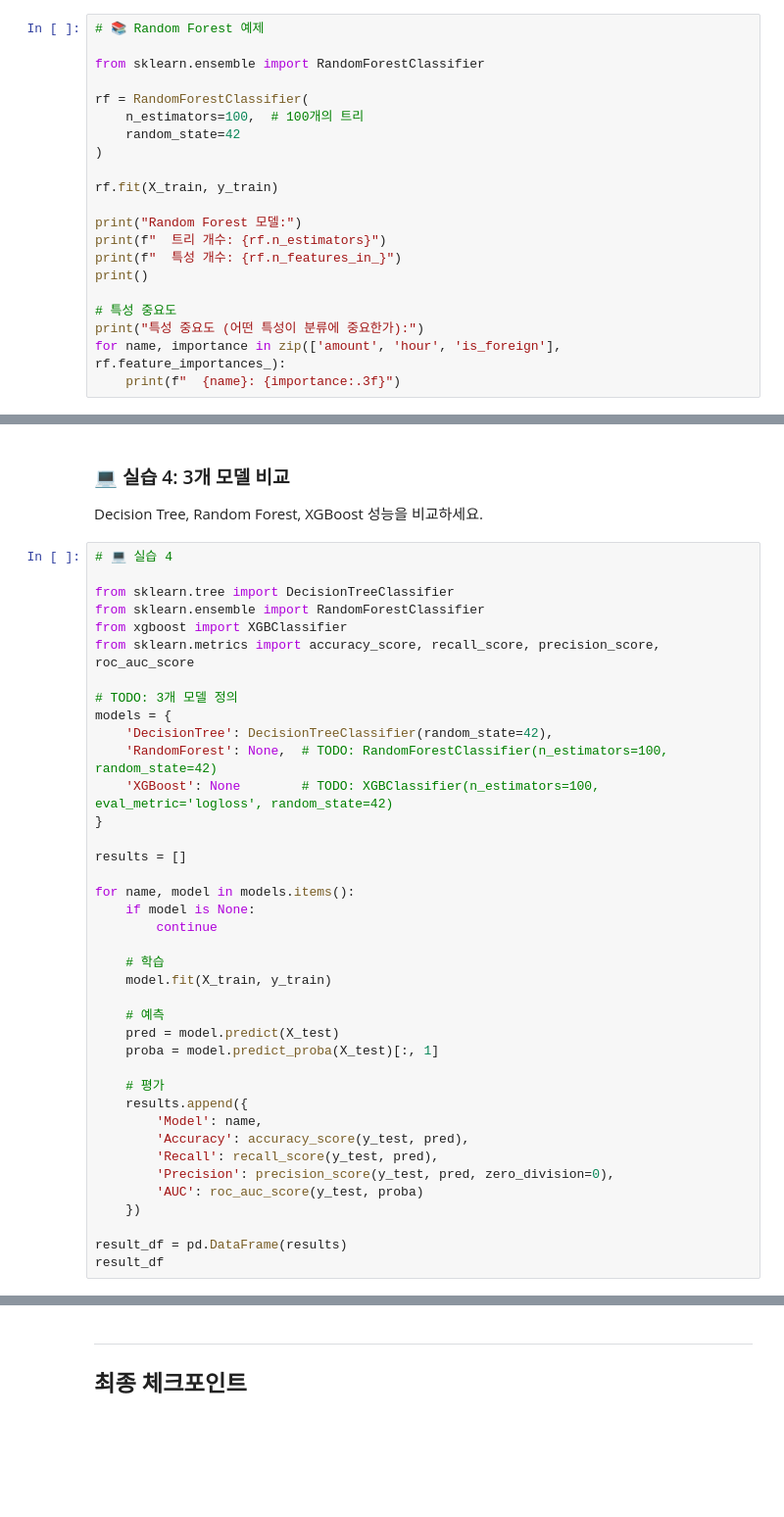
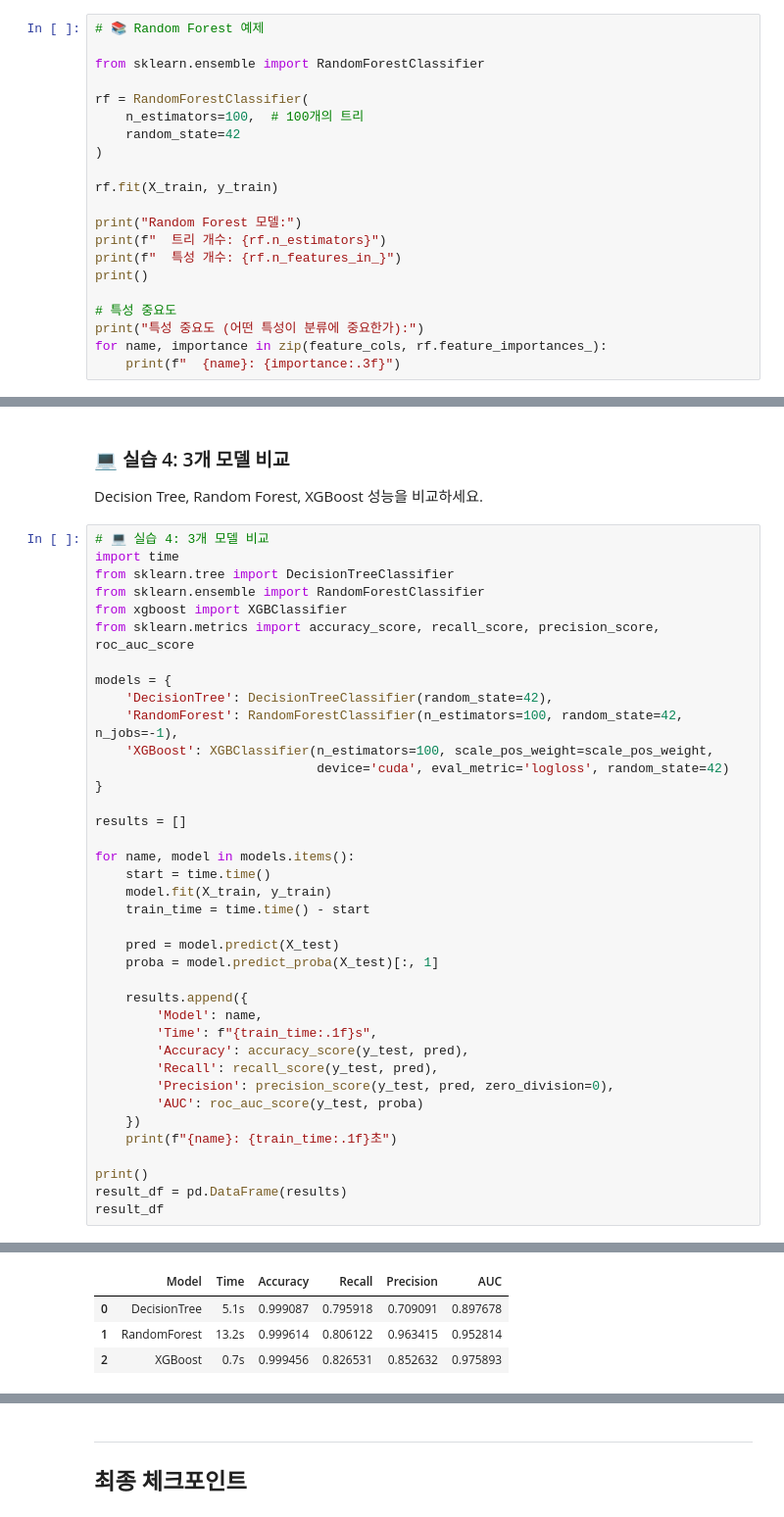
Before and after one commit to K-tuna/fds-system, a Jupyter notebook: notebooks/phase1/study/1-S1_ml_sklearn.ipynb, the cells around one changed output, grey strips where cells are left out. Shown at 98% size. Drawn from its saved outputs; the diff is of its cells as text; blank space fills up the shorter version.

```diff
--- a/notebooks/phase1/study/1-S1_ml_sklearn.ipynb
+++ b/notebooks/phase1/study/1-S1_ml_sklearn.ipynb
@@ -1043,5 +1156,5 @@ print()
 
 # 특성 중요도
 print("특성 중요도 (어떤 특성이 분류에 중요한가):")
-for name, importance in zip(['amount', 'hour', 'is_foreign'], rf.feature_importances_):
+for name, importance in zip(feature_cols, rf.feature_importances_):
     print(f"  {name}: {importance:.3f}")
@@ -1109,41 +1371,41 @@ Decision Tree → Random Forest → XGBoost
 
 Decision Tree, Random Forest, XGBoost 성능을 비교하세요.
 # %%
-# 💻 실습 4
-
+# 💻 실습 4: 3개 모델 비교
+import time
 from sklearn.tree import DecisionTreeClassifier
 from sklearn.ensemble import RandomForestClassifier
 from xgboost import XGBClassifier
 from sklearn.metrics import accuracy_score, recall_score, precision_score, roc_auc_score
 
-# TODO: 3개 모델 정의
 models = {
     'DecisionTree': DecisionTreeClassifier(random_state=42),
-    'RandomForest': None,  # TODO: RandomForestClassifier(n_estimators=100, random_state=42)
-    'XGBoost': None        # TODO: XGBClassifier(n_estimators=100, eval_metric='logloss', random_state=42)
+    'RandomForest': RandomForestClassifier(n_estimators=100, random_state=42, n_jobs=-1),
+    'XGBoost': XGBClassifier(n_estimators=100, scale_pos_weight=scale_pos_weight,
+                             device='cuda', eval_metric='logloss', random_state=42)
 }
 
 results = []
 
 for name, model in models.items():
-    if model is None:
-        continue
+    start = time.time()
+    model.fit(X_train, y_train)
+    train_time = time.time() - start
 
-    # 학습
-    model.fit(X_train, y_train)
-
-    # 예측
     pred = model.predict(X_test)
     proba = model.predict_proba(X_test)[:, 1]
 
-    # 평가
     results.append({
         'Model': name,
+        'Time': f"{train_time:.1f}s",
         'Accuracy': accuracy_score(y_test, pred),
         'Recall': recall_score(y_test, pred),
         'Precision': precision_score(y_test, pred, zero_division=0),
         'AUC': roc_auc_score(y_test, proba)
     })
+    print(f"{name}: {train_time:.1f}초")
 
+print()
 result_df = pd.DataFrame(results)
 result_df
+# %% [output]
@@ -1150,3 +1422,7 @@ result_df
+|  | Model | Time | Accuracy | Recall | Precision | AUC |
+| 0 | DecisionTree | 5.1s | 0.999087 | 0.795918 | 0.709091 | 0.897678 |
+| 1 | RandomForest | 13.2s | 0.999614 | 0.806122 | 0.963415 | 0.952814 |
+| 2 | XGBoost | 0.7s | 0.999456 | 0.826531 | 0.852632 | 0.975893 |
 # %%
 # 📚 모델 성능 비교 시각화
 
```
Also changed, not shown: parts of 40 cells of this notebook, 8 other files.
